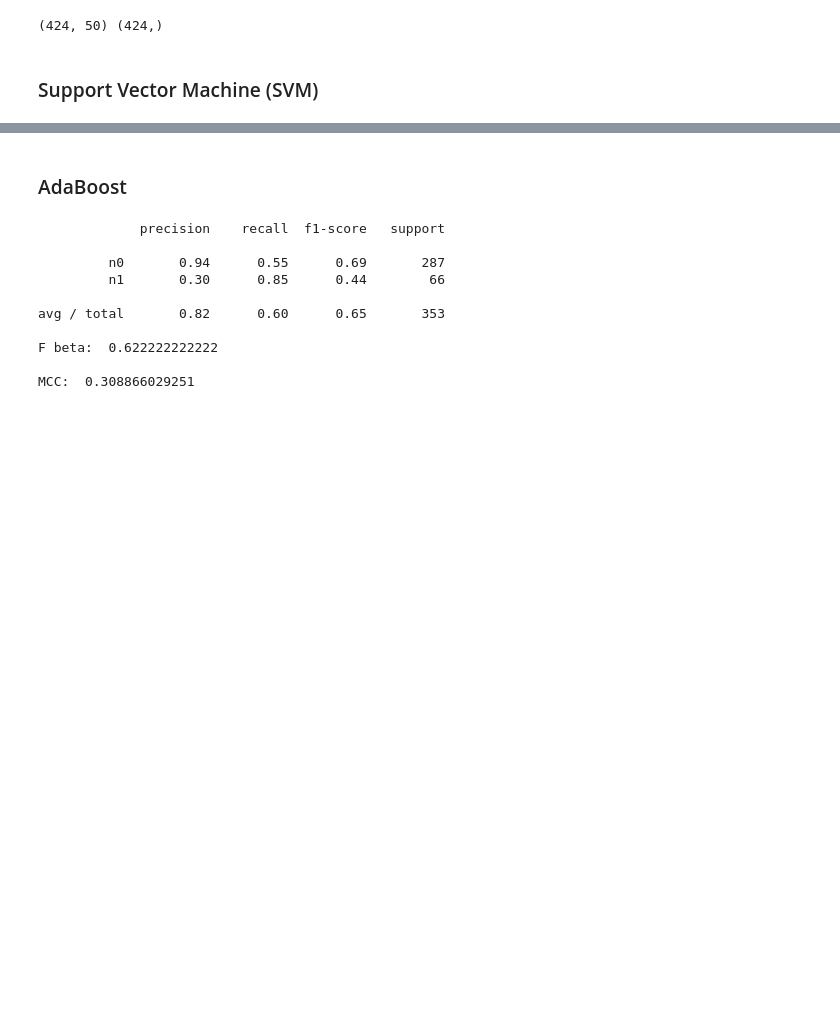
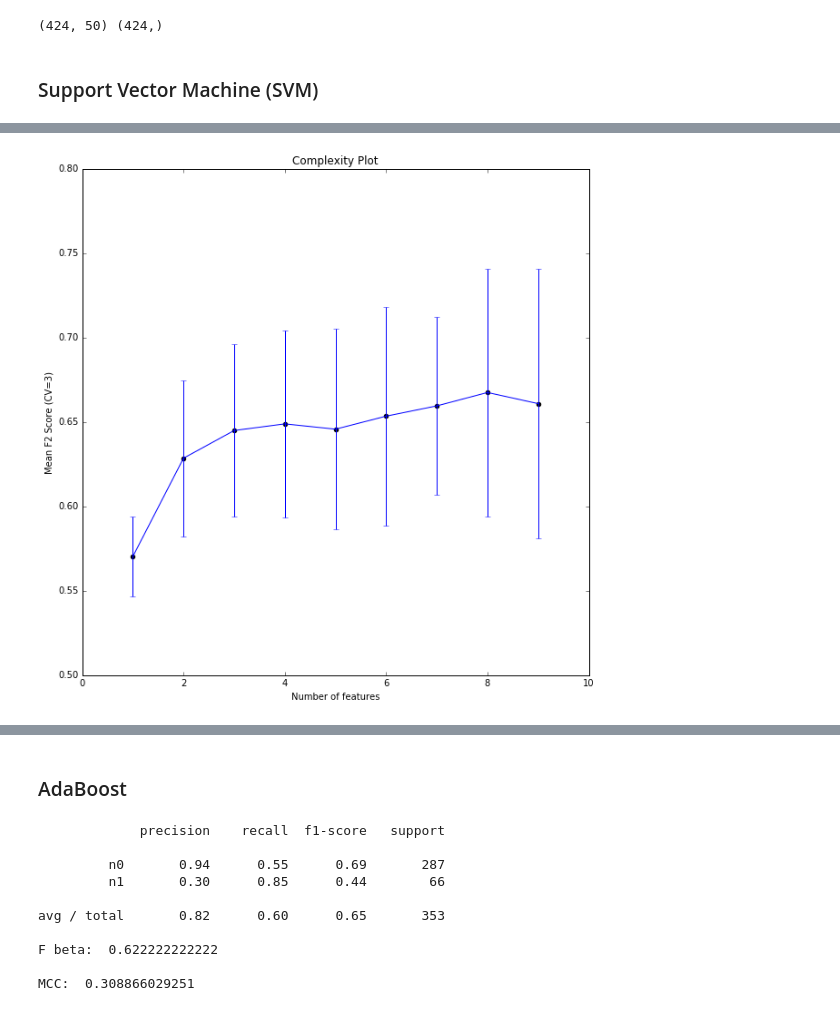
Before and after one commit to CCThompson82/Prostate_metastasis, a Jupyter notebook: PCa_Metastasis.ipynb, the cells around one changed output, grey strips where cells are left out. Drawn from its saved outputs; the diff is of its cells as text; code cells hidden in the pictures; blank space fills up the shorter version.

```diff
--- a/PCa_Metastasis.ipynb
+++ b/PCa_Metastasis.ipynb
@@ -324,0 +408,11 @@ MCC:  0.573514740277
+# %%
+estimator = SVC(C=1,
+          kernel='linear',
+          probability=True,
+          tol=0.001,
+          cache_size=200,
+          gamma = 'auto',
+          class_weight='balanced',
+          verbose=False,
+          max_iter=-1,
+          random_state= 123)
@@ -324,0 +452,4 @@ MCC:  0.573514740277
+# %%
+k_components, DF_pca = wrapper(estimator, Xpca_train, ypca_train, max_features= 20, show_max= False, steps_down=2)
+# %% [output]
+[figure, added]
```
Also changed, not shown: parts of 29 cells of this notebook, 4 other files.
